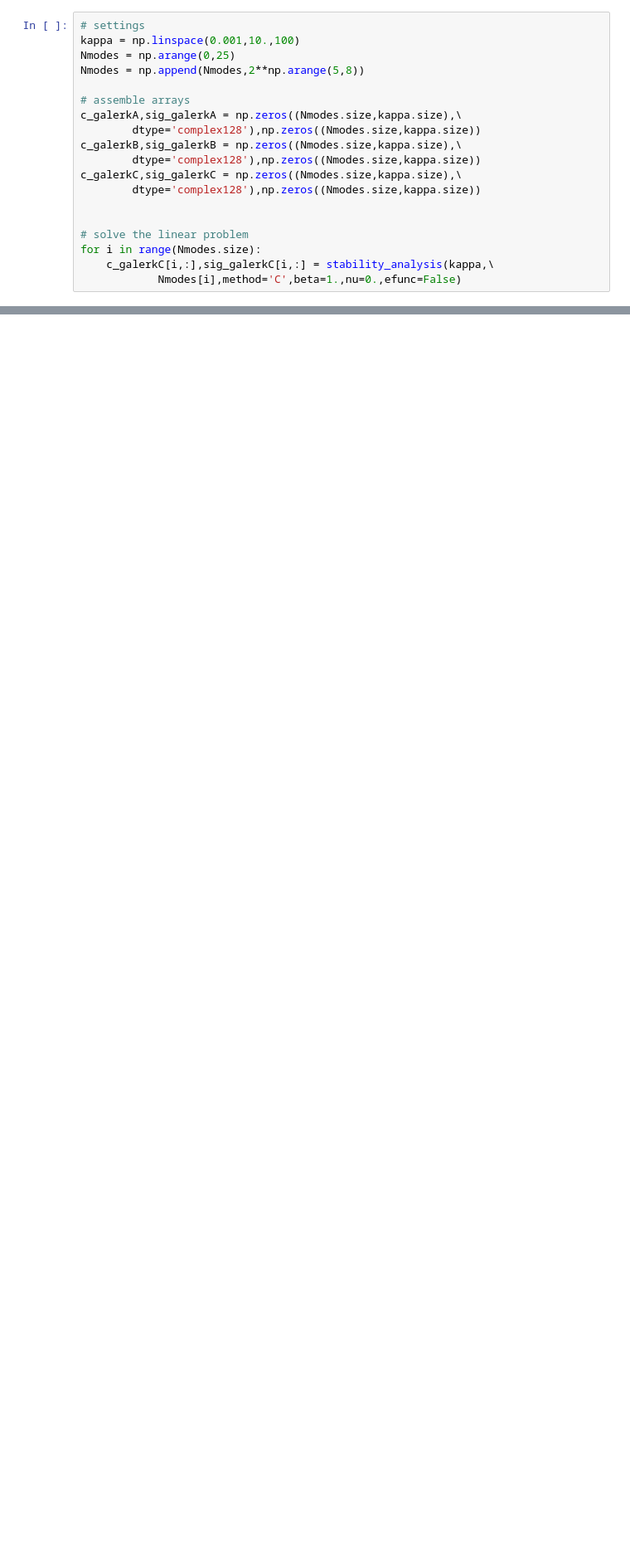
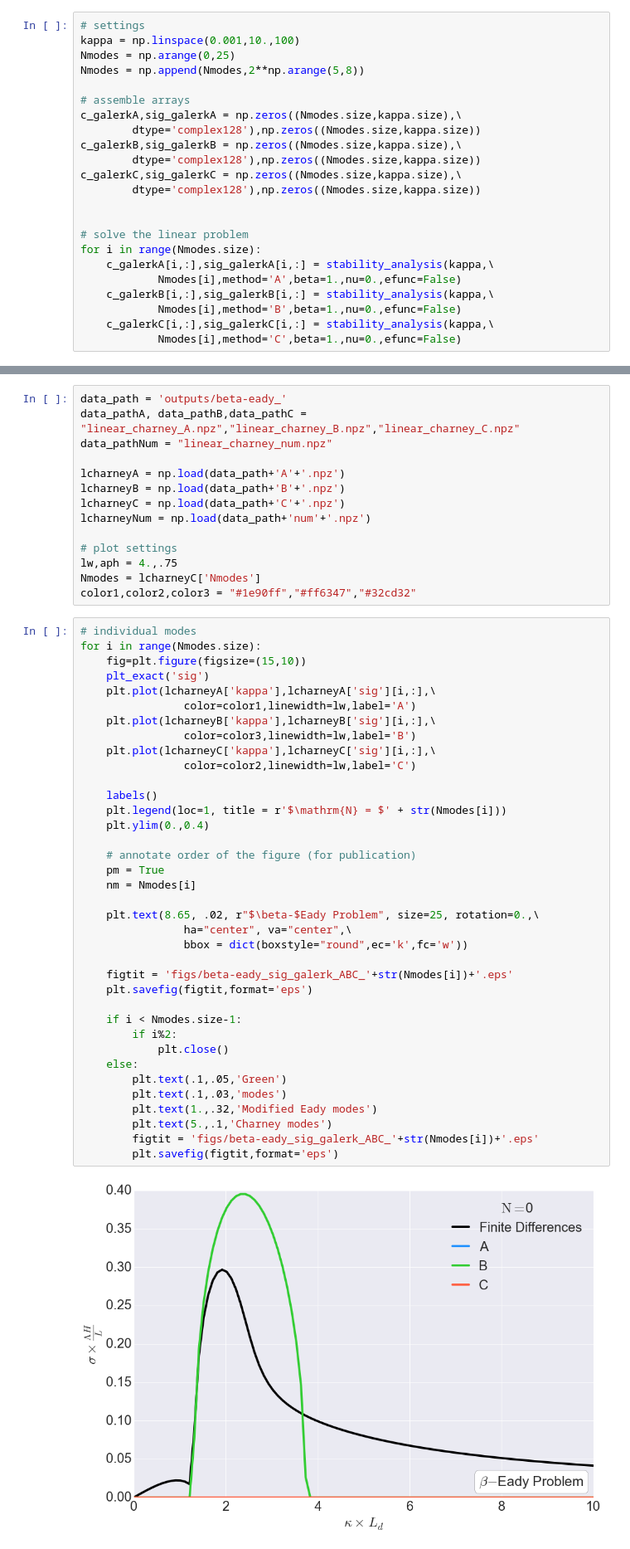
Before and after one commit to cesar-rocha/qg_vertical_modes, a Jupyter notebook: charney_problem/beta_eady_galerk.ipynb, the cells around one changed output, grey strips where cells are left out. Shown at 83% size. Drawn from its saved outputs; the diff is of its cells as text; blank space fills up the shorter version.

```diff
--- a/charney_problem/beta_eady_galerk.ipynb
+++ b/charney_problem/beta_eady_galerk.ipynb
@@ -318,5 +312,9 @@ c_galerkC,sig_galerkC = np.zeros((Nmodes.size,kappa.size),\
 
 # solve the linear problem
 for i in range(Nmodes.size):
+    c_galerkA[i,:],sig_galerkA[i,:] = stability_analysis(kappa,\
+            Nmodes[i],method='A',beta=1.,nu=0.,efunc=False)
+    c_galerkB[i,:],sig_galerkB[i,:] = stability_analysis(kappa,\
+            Nmodes[i],method='B',beta=1.,nu=0.,efunc=False)
     c_galerkC[i,:],sig_galerkC[i,:] = stability_analysis(kappa,\
             Nmodes[i],method='C',beta=1.,nu=0.,efunc=False)
@@ -326,0 +485,53 @@ for i in range(Nmodes.size):
+# %%
+data_path = 'outputs/beta-eady_'
+data_pathA, data_pathB,data_pathC = "linear_charney_A.npz","linear_charney_B.npz","linear_charney_C.npz"
+data_pathNum = "linear_charney_num.npz"
+
+lcharneyA = np.load(data_path+'A'+'.npz')
+lcharneyB = np.load(data_path+'B'+'.npz')
+lcharneyC = np.load(data_path+'C'+'.npz')
+lcharneyNum = np.load(data_path+'num'+'.npz')
+
+# plot settings
+lw,aph = 4.,.75
+Nmodes = lcharneyC['Nmodes']
+color1,color2,color3 = "#1e90ff","#ff6347","#32cd32"
+# %%
+# individual modes
+for i in range(Nmodes.size):
+    fig=plt.figure(figsize=(15,10))
+    plt_exact('sig')
+    plt.plot(lcharneyA['kappa'],lcharneyA['sig'][i,:],\
+                color=color1,linewidth=lw,label='A')
+    plt.plot(lcharneyB['kappa'],lcharneyB['sig'][i,:],\
+                color=color3,linewidth=lw,label='B')
+    plt.plot(lcharneyC['kappa'],lcharneyC['sig'][i,:],\
+                color=color2,linewidth=lw,label='C')
+
+    labels()
+    plt.legend(loc=1, title = r'$\mathrm{N} = $' + str(Nmodes[i]))
+    plt.ylim(0.,0.4)
+
+    # annotate order of the figure (for publication)
+    pm = True
+    nm = Nmodes[i]
+
+    plt.text(8.65, .02, r"$\beta-$Eady Problem", size=25, rotation=0.,\
+                ha="center", va="center",\
+                bbox = dict(boxstyle="round",ec='k',fc='w'))
+
+    figtit = 'figs/beta-eady_sig_galerk_ABC_'+str(Nmodes[i])+'.eps'
+    plt.savefig(figtit,format='eps')
+
+    if i < Nmodes.size-1:
+        if i%2:
+            plt.close()
+    else:
+        plt.text(.1,.05,'Green')
+        plt.text(.1,.03,'modes')
+        plt.text(1.,.32,'Modified Eady modes')
+        plt.text(5.,.1,'Charney modes')
+        figtit = 'figs/beta-eady_sig_galerk_ABC_'+str(Nmodes[i])+'.eps'
+        plt.savefig(figtit,format='eps')
+# %% [output]
+[figure, added]
```
Also changed, not shown: parts of 25 cells of this notebook, 1 other file.
